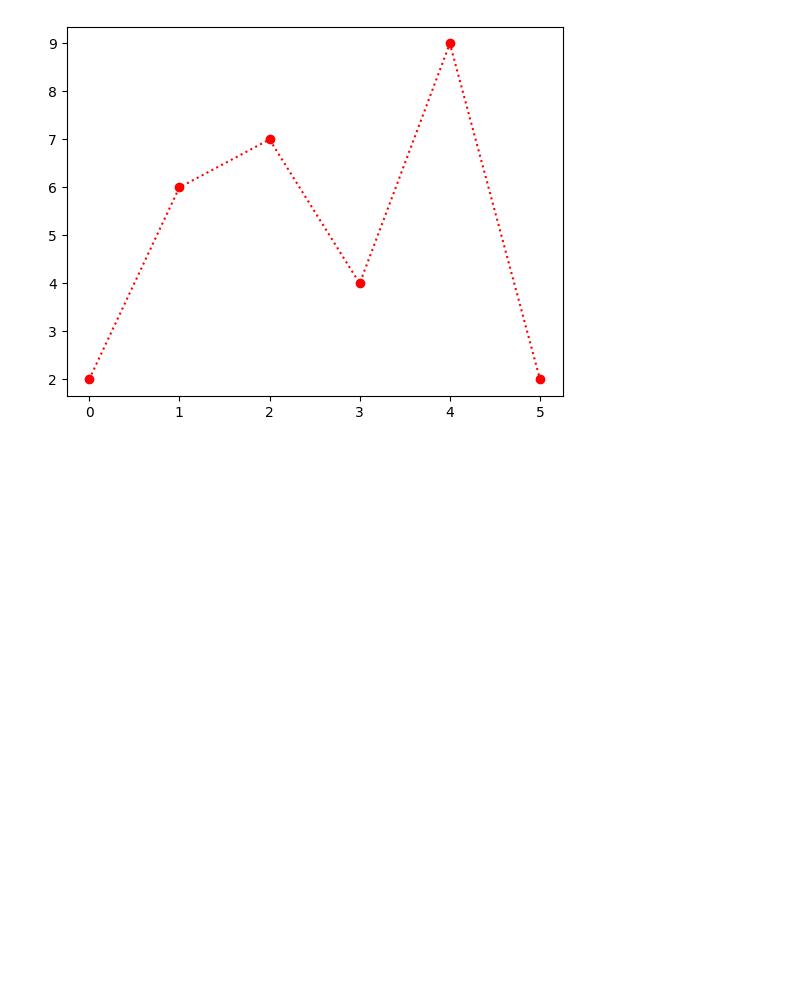
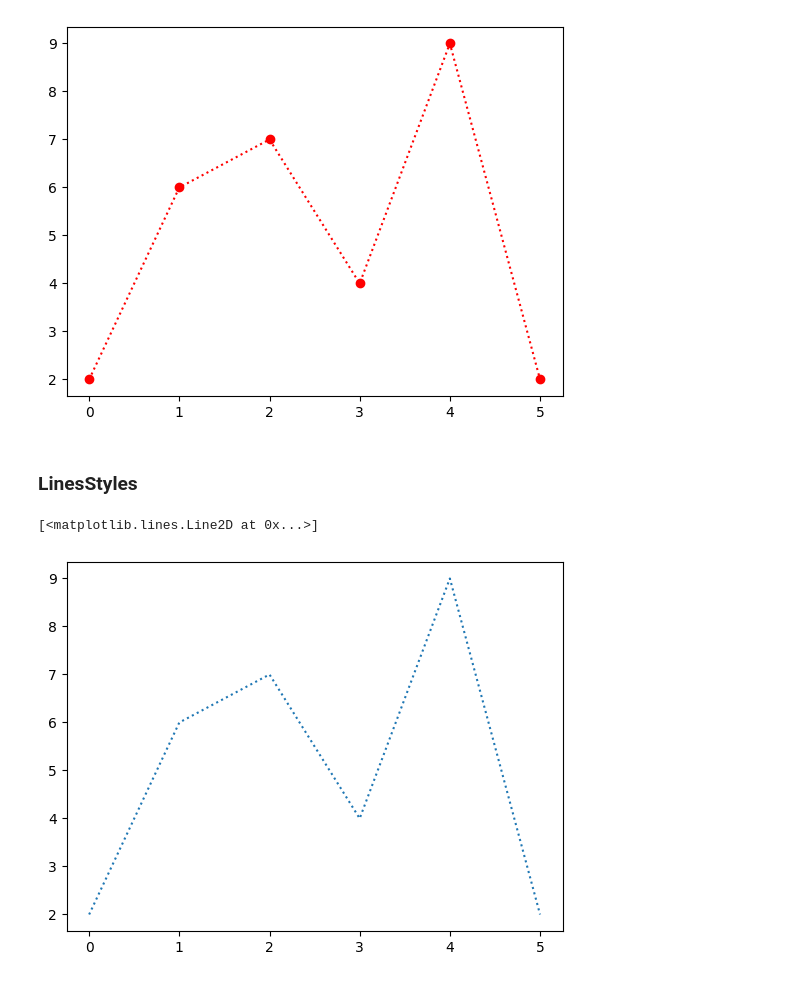
Before and after one commit to SohailDad/ML-Python, a Jupyter notebook: Matplotlib/First.ipynb, the cells around one changed output. Saved outputs shown, nothing was run; the diff lists cells and outputs as text; code cells hidden in the pictures; blank space fills up the shorter version.

Commit message:
Matplot line style

```diff
--- a/Matplotlib/First.ipynb
+++ b/Matplotlib/First.ipynb
@@ -53,3 +53,10 @@ plt.plot(x_axis,'o:r')
 # %% [output]
 [<matplotlib.lines.Line2D at 0x...>]
 [figure]
+# %% [markdown]
+### LinesStyles
+# %%
+plt.plot(x_axis,linestyle = "dotted") # also write this (ls = ":")
+# %% [output]
+[<matplotlib.lines.Line2D at 0x...>]
+[figure, added]
```
Also changed, not shown: parts of 3 cells of this notebook.
